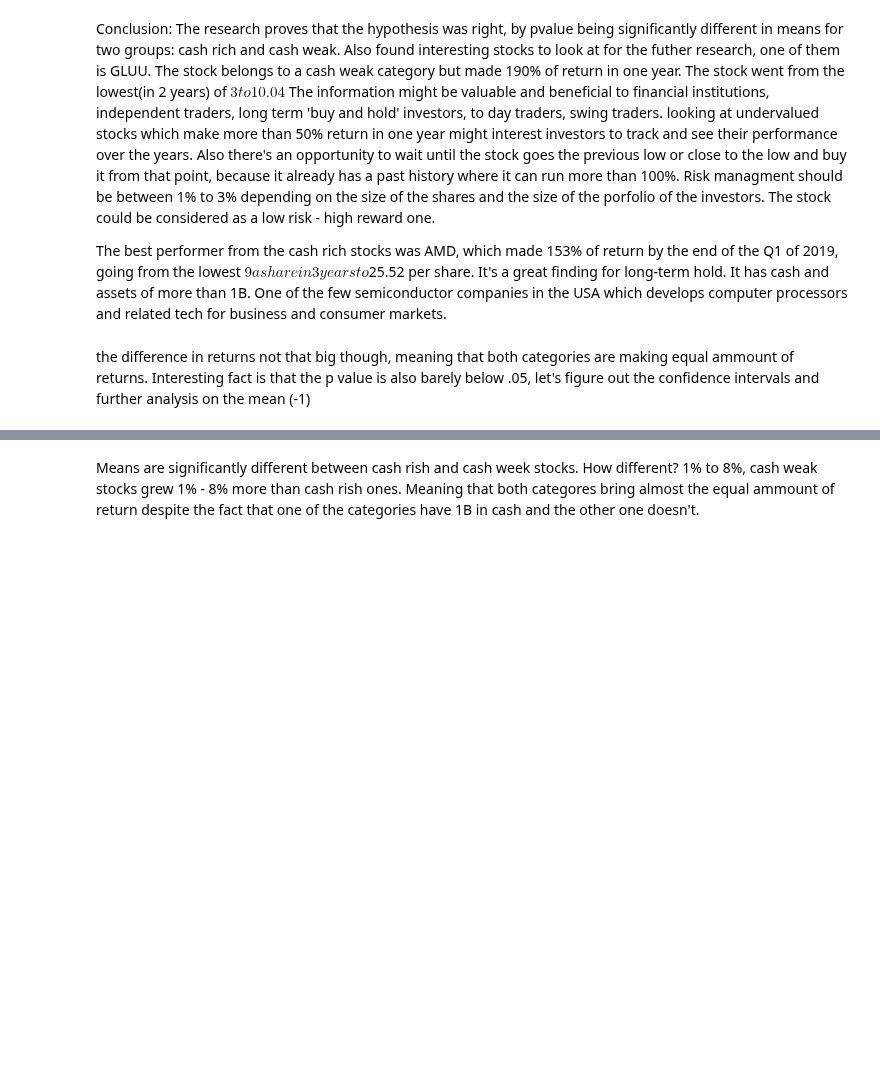
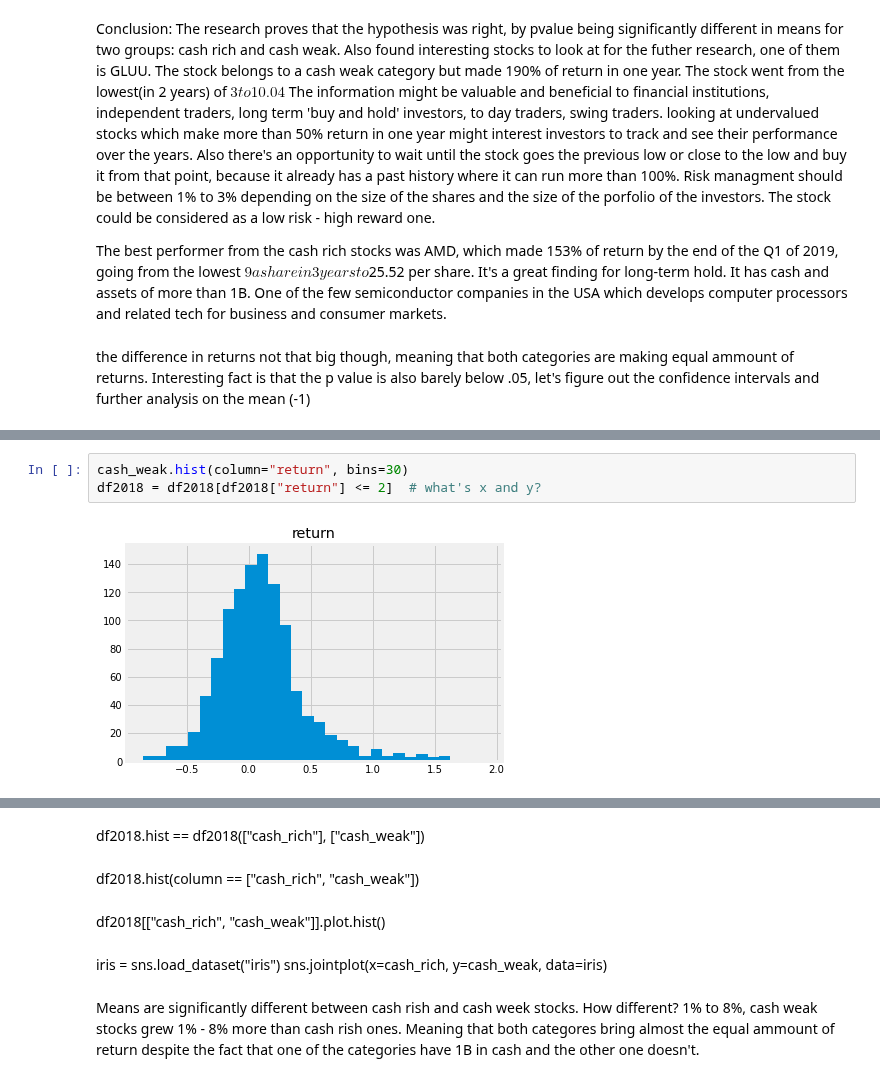
Before and after one commit to Gaukhar-ai/for_my_Thinkful_work, a Jupyter notebook: capstone/best_worst_stock_performers_with_without_1B.ipynb, the cells around one changed output, grey strips where cells are left out. Drawn from its saved outputs; the diff is of its cells as text; blank space fills up the shorter version.

```diff
--- a/capstone/best_worst_stock_performers_with_without_1B.ipynb
+++ b/capstone/best_worst_stock_performers_with_without_1B.ipynb
@@ -379,0 +417,5 @@ sns.jointplot(x=cash_rich, y=cash_weak, data=iris)
+# %%
+cash_weak.hist(column="return", bins=30)
+df2018 = df2018[df2018["return"] <= 2]  # what's x and y?
+# %% [output]
+[figure, added]
@@ -380,3 +423,12 @@ sns.jointplot(x=cash_rich, y=cash_weak, data=iris)
+# %% [markdown]
+df2018.hist == df2018(["cash_rich"], ["cash_weak"])
+# %% [markdown]
+df2018.hist(column == ["cash_rich", "cash_weak"])
+# %% [markdown]
+df2018[["cash_rich", "cash_weak"]].plot.hist()
+# %% [markdown]
+iris = sns.load_dataset("iris")
+sns.jointplot(x=cash_rich, y=cash_weak, data=iris)
 # %% [markdown]
 Means are significantly different between cash rish and cash week stocks. How different? 1% to 8%, cash weak stocks grew 1% - 8% more than cash rish ones.
 Meaning that both categores bring almost
```
Also changed, not shown: parts of 6 cells of this notebook, 5 other files.
